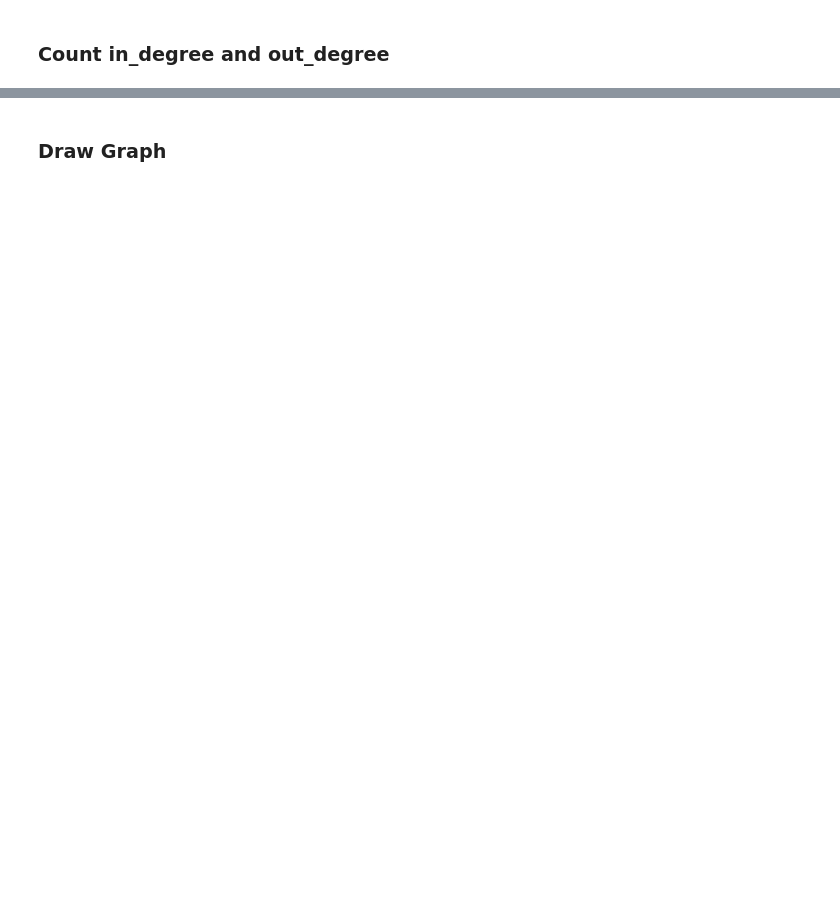
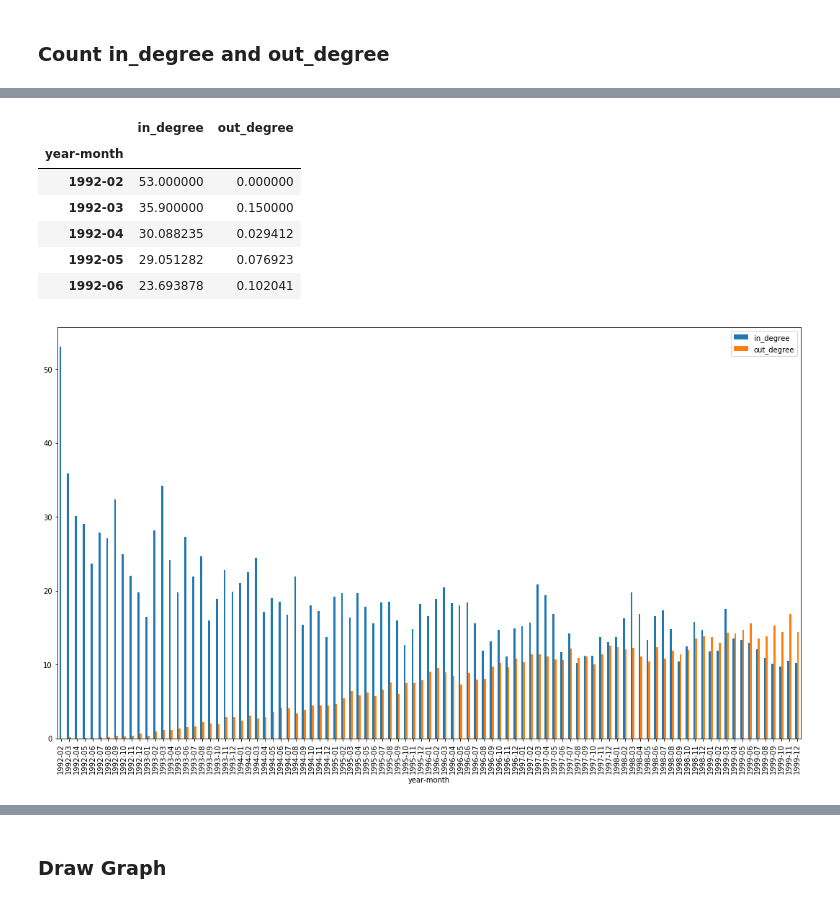
Before and after one commit to irfanariq/graph_mining, a Jupyter notebook: graph_mining.ipynb, the cells around one changed output, grey strips where cells are left out. Drawn from its saved outputs; the diff is of its cells as text; code cells hidden in the pictures; blank space fills up the shorter version.

```diff
--- a/graph_mining.ipynb
+++ b/graph_mining.ipynb
@@ -103,0 +149,21 @@ no in degree  2
+# %%
+year_month = pd_data.groupby(['year-month']).mean()
+
+year_month = year_month.drop(year_month.index[[0]])
+display(year_month.head())
+
+year_month.plot(kind='bar')
+fig = plt.gcf()
+fig.set_size_inches(18.5, 10.5)
+fig.savefig('test2png.png', dpi=100)
+
+# plt.savefig('plotwaktu.png')
+# %% [output]
+|  | in_degree | out_degree |
+| year-month |  |  |
+| 1992-02 | 53.000000 | 0.000000 |
+| 1992-03 | 35.900000 | 0.150000 |
+| 1992-04 | 30.088235 | 0.029412 |
+| 1992-05 | 29.051282 | 0.076923 |
+| 1992-06 | 23.693878 | 0.102041 |
+[figure, added]
```
Also changed, not shown: parts of 9 cells of this notebook.
